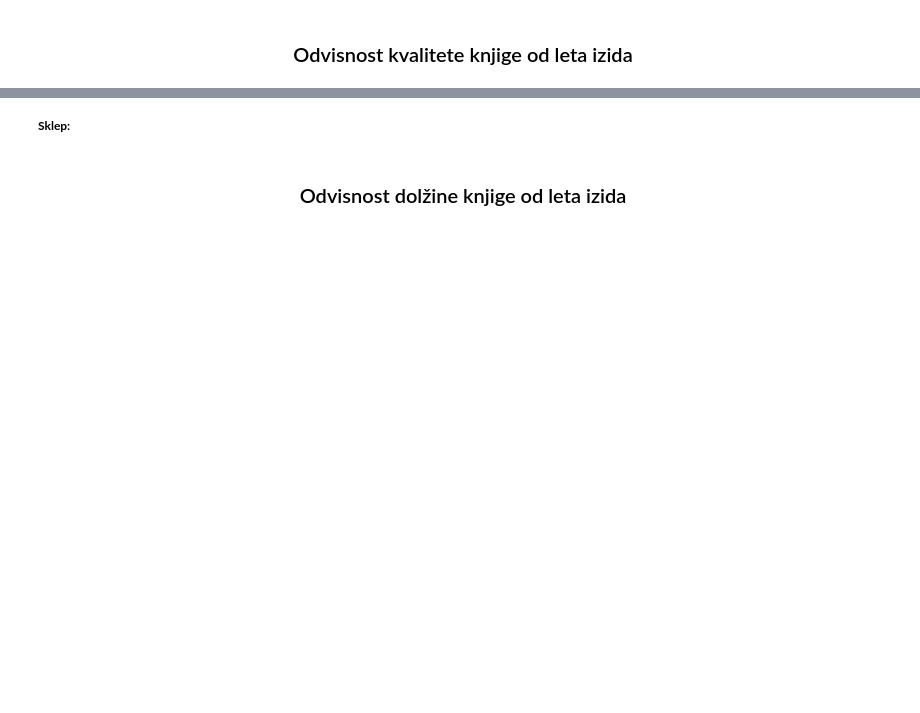
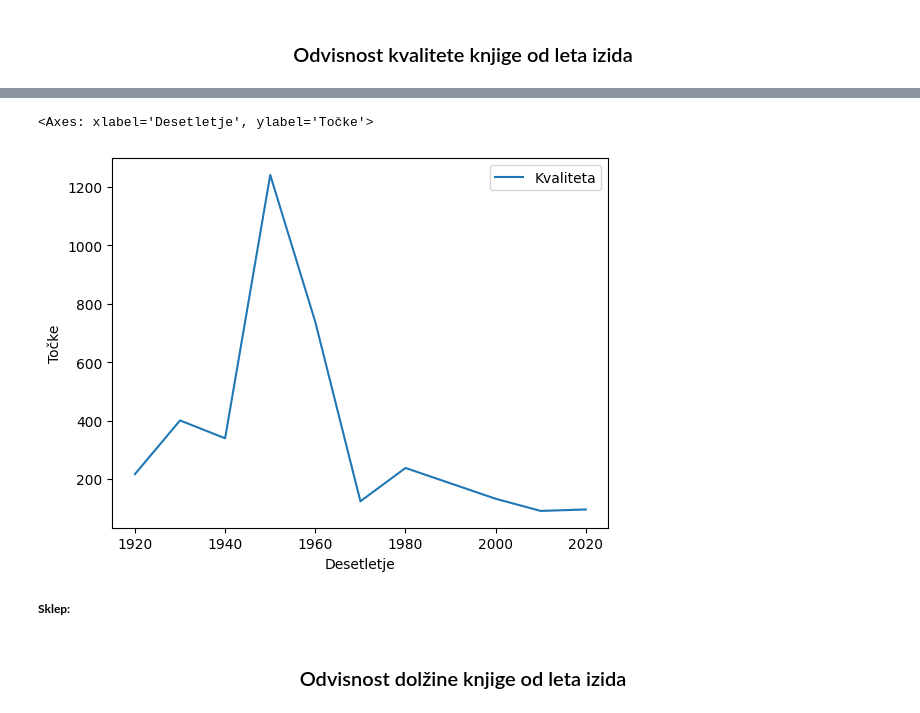
Before and after one commit to Benjamin-Dagarin/UVP_Projektna_naloga_2024, a Jupyter notebook: Analiza_fantazijskih_knjig.ipynb, the cells around one changed output, grey strips where cells are left out. Drawn from its saved outputs; the diff is of its cells as text; code cells hidden in the pictures; blank space fills up the shorter version.

```diff
--- a/Analiza_fantazijskih_knjig.ipynb
+++ b/Analiza_fantazijskih_knjig.ipynb
@@ -206,2 +205,7 @@ izid_tocke = pd.DataFrame(round(po_letih_izida['Točke'].mean(), 2))
+# %%
+izid_leto = po_desetletjih.agg(
+**{
+    'Kvaliteta': pd.NamedAgg(column='Točke', aggfunc='mean')
+})
 # %%
-izid_tocke.drop(0, inplace=True)
+izid_leto.drop(0, inplace=True)
@@ -253,0 +212,2 @@ izid_tocke.plot(x='Leta izida', y='Točke')
+# %%
+izid_leto['Kvaliteta'] = round(izid_leto['Kvaliteta'], 2)
@@ -254,3 +229,8 @@ izid_tocke.plot(x='Leta izida', y='Točke')
+# %%
+izid_leto.plot(ylabel='Točke')
+# %% [output]
+<Axes: xlabel='Desetletje', ylabel='Točke'>
+[figure, added]
 # %% [markdown]
 <p style="font-family:Verdana; font-size:12px"><b>Sklep:</b></p>
 # %% [markdown]
```
Also changed, not shown: parts of 59 cells of this notebook, 1 other file.
